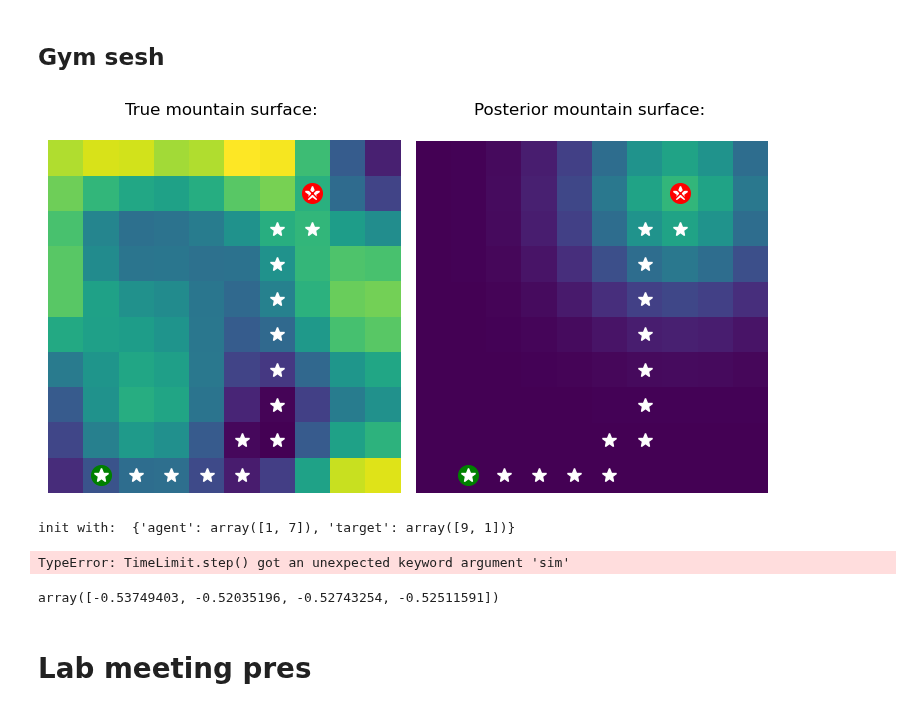
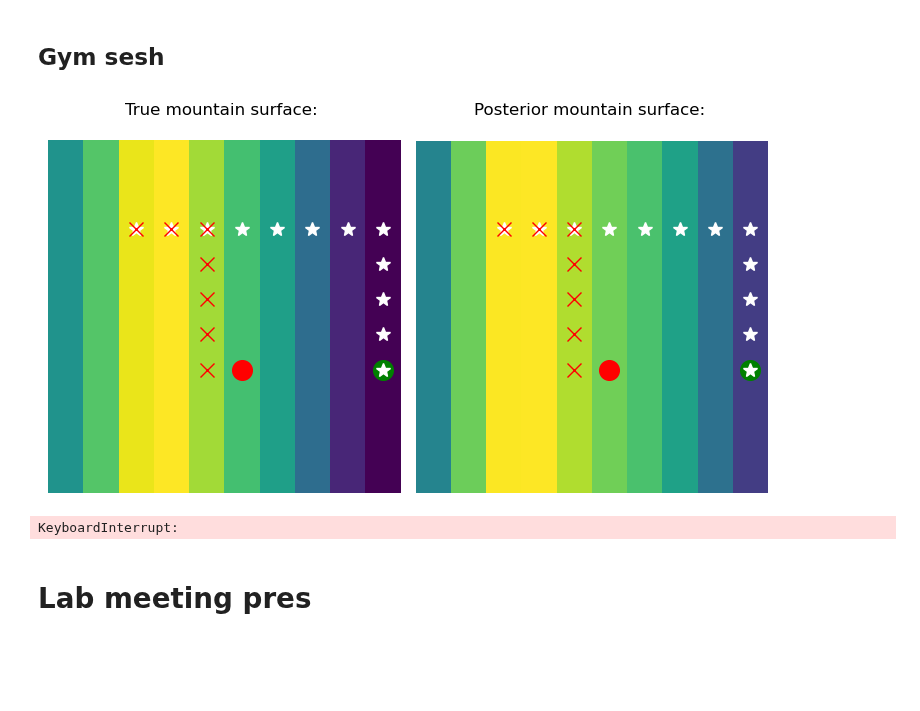
Before and after one commit to tgham/context_exploration, a Jupyter notebook: GP_worlds.ipynb, the cells around one changed output. Cells and saved outputs as stored; diff of their text form; code cells hidden in the pictures; blank space fills up the shorter version.

```diff
--- a/GP_worlds.ipynb
+++ b/GP_worlds.ipynb
@@ -935,7 +935,7 @@ env.close()
 # %%
 ## initialise the env and plot
 true_k = 'rbf_x'
-true_k = 'rbf'
+# true_k = 'rbf'
 # true_k = 'periodic_y'
 # inf_k = 'weighted'
 inf_k = 'known'
@@ -944,46 +944,51 @@ metric = 'cityblock'
 # metric = 'chebyshev'
 r_noise = 0.025
 random.seed(2)
-env = make_env(N, params, metric, true_k, inf_k, render_mode='MCTS', r_noise=r_noise)
+env = make_env(N, None, metric, true_k, inf_k, render_mode=None, r_noise=r_noise)
 observation, info = env.reset()
 terminated=False
 
 
 ## init MCTS
-for i in range(10):
+for i in range(500):
     tree = Tree()
     MCTS = MonteCarloTreeSearch(env=env, tree=tree)
-    n_sims = 5
+    n_sims = 50
 
     ## tree search
-    for t in tqdm(range(0, n_sims)):
+    MCTS.env.sim=True
+    for t in range(0, n_sims):
         node = MCTS.tree_policy()
         reward = MCTS.rollout_policy(node)
         MCTS.backward(node, reward)
-    env.sim=False
     MCTS.env.sim=False
 
     ## get the simulated long-term costs of adjacent states
     current_children = MCTS.tree.children(MCTS.tree.root)
     MCTS_estimates = np.zeros(4)+ np.nan
     for child in current_children:
         MCTS_estimates[child.action] = child.performance
 
+
+    ## action selection
+    eps = 0
+    alpha = 0.5
     action = env.balanced_policy(observation['agent'], observation['target'], MCTS_estimates = MCTS_estimates, eps = eps, alpha = alpha)
     observation, reward, terminated, truncated, info = env.step(action)
+    env.render()
+
+    ## reset the trial
+    if terminated or truncated:
+        observation, info = env.reset()
+        terminated=False
 
 
 
 # MCTS.tree.show()
 # MCTS.forward()
 # %% [output]
-[figure, old version]
+[figure, new version]
-init with:  {'agent': array([1, 7]), 'target': array([9, 1])}
+KeyboardInterrupt:
-TypeError: TimeLimit.step() got an unexpected keyword argument 'sim'
-# %%
-options
-# %% [output]
-array([-0.53749403, -0.52035196, -0.52743254, -0.52511591])
 # %% [markdown]
 # Lab meeting pres
 # %%
```
Also changed, not shown: 2 other files.
